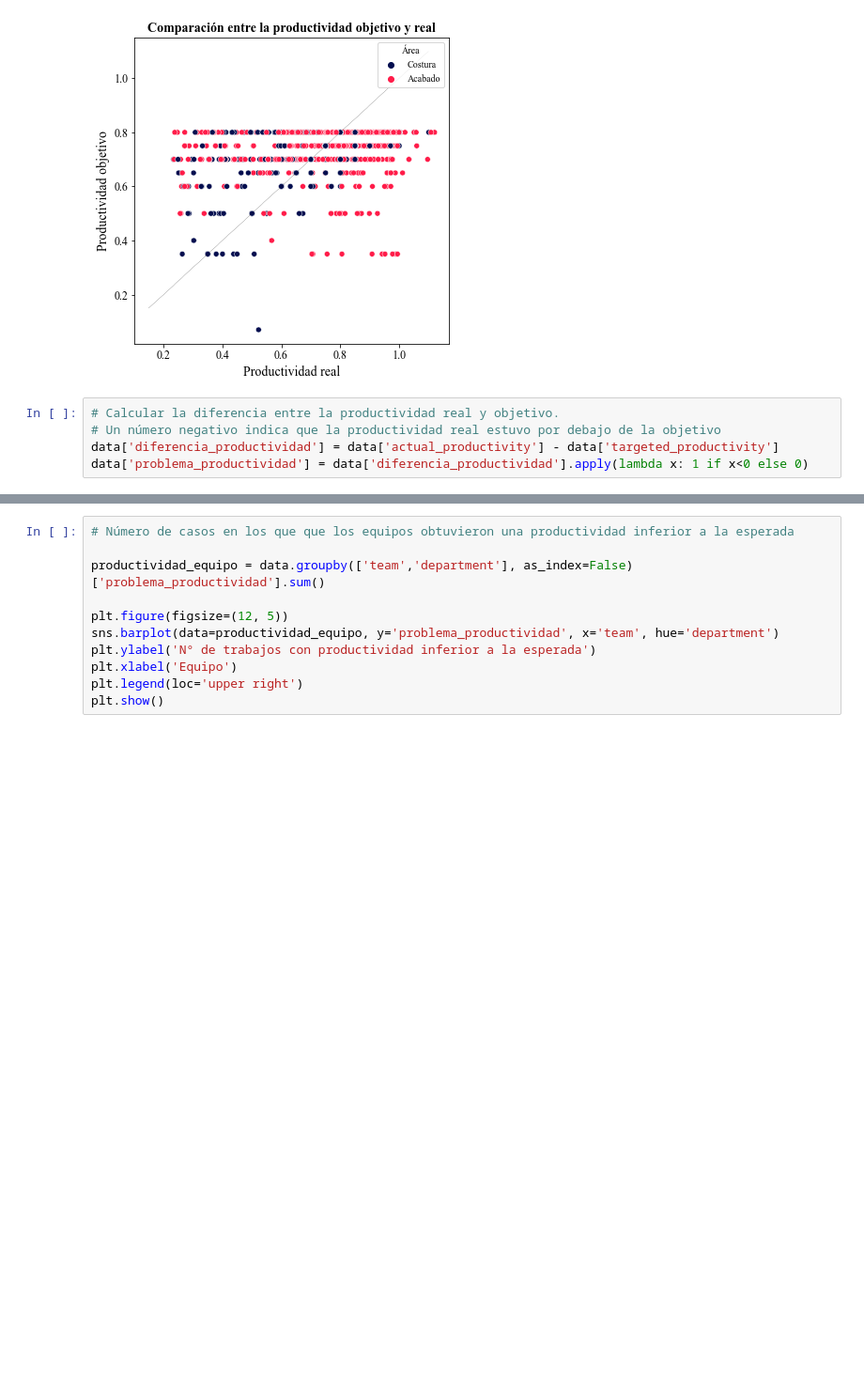
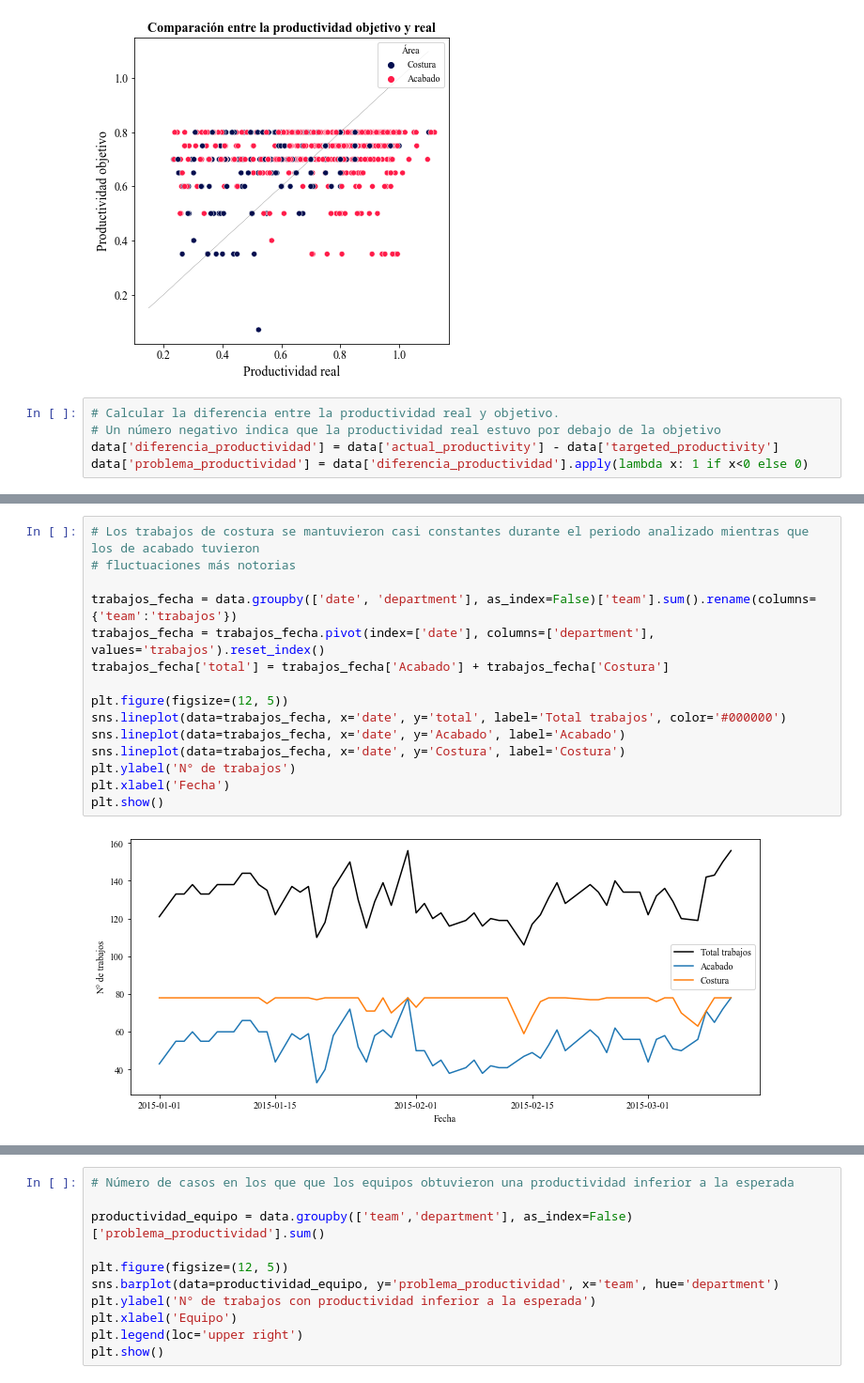
Before and after one commit to ejhoan/Proyecto-ML, a Jupyter notebook: Exploración_inicial.ipynb, the cells around one changed output, grey strips where cells are left out. Shown at 94% size. Drawn from its saved outputs; the diff is of its cells as text; blank space fills up the shorter version.

```diff
--- a/Exploración_inicial.ipynb
+++ b/Exploración_inicial.ipynb
@@ -225,0 +246,17 @@ plt.show()
+# %%
+# Los trabajos de costura se mantuvieron casi constantes durante el periodo analizado mientras que los de acabado tuvieron
+# fluctuaciones más notorias
+
+trabajos_fecha = data.groupby(['date', 'department'], as_index=False)['team'].sum().rename(columns={'team':'trabajos'})
+trabajos_fecha = trabajos_fecha.pivot(index=['date'], columns=['department'], values='trabajos').reset_index()
+trabajos_fecha['total'] = trabajos_fecha['Acabado'] + trabajos_fecha['Costura']
+
+plt.figure(figsize=(12, 5))
+sns.lineplot(data=trabajos_fecha, x='date', y='total', label='Total trabajos', color='#000000')
+sns.lineplot(data=trabajos_fecha, x='date', y='Acabado', label='Acabado')
+sns.lineplot(data=trabajos_fecha, x='date', y='Costura', label='Costura')
+plt.ylabel('N° de trabajos')
+plt.xlabel('Fecha')
+plt.show()
+# %% [output]
+[figure, added]
```
Also changed, not shown: parts of 45 cells of this notebook, 2 other files.
